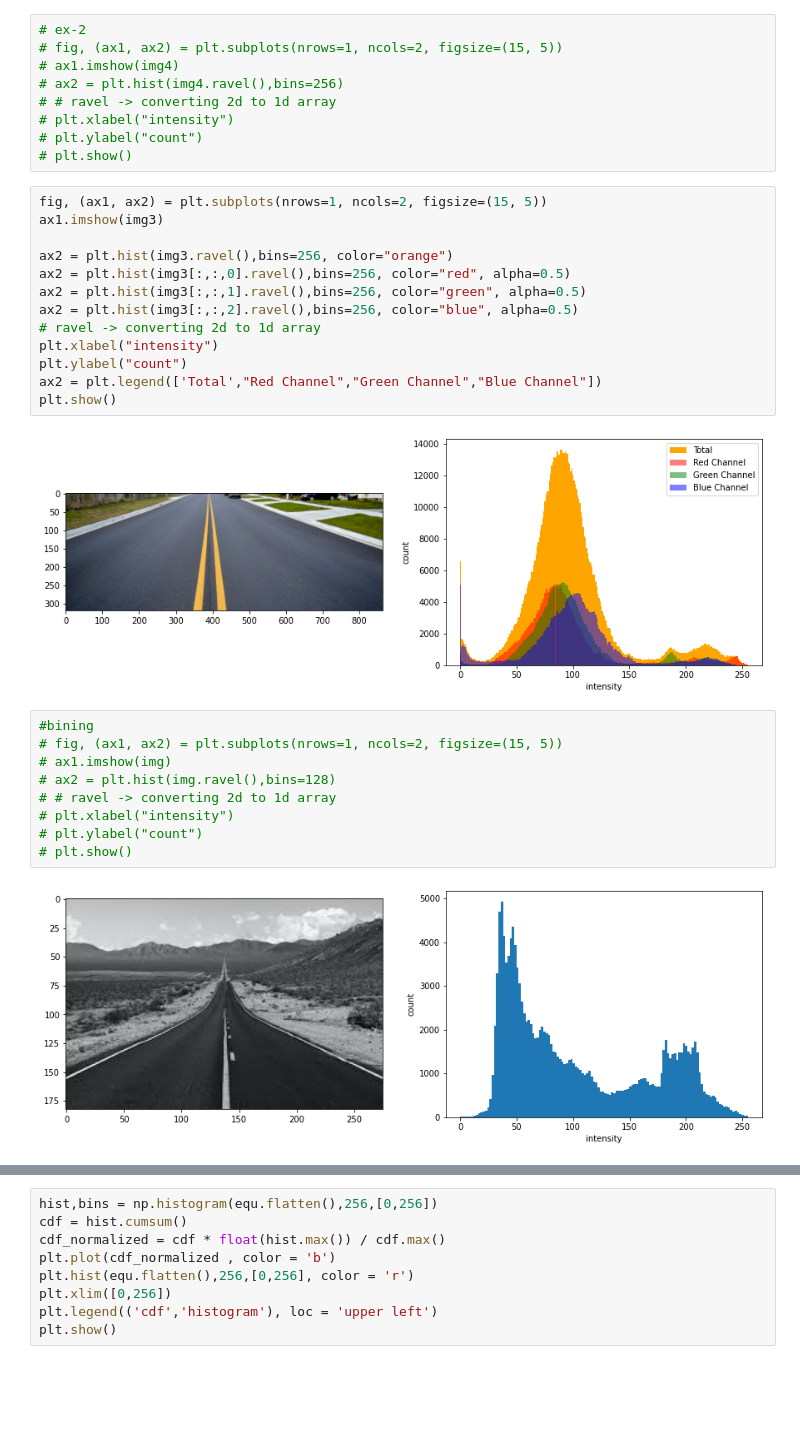
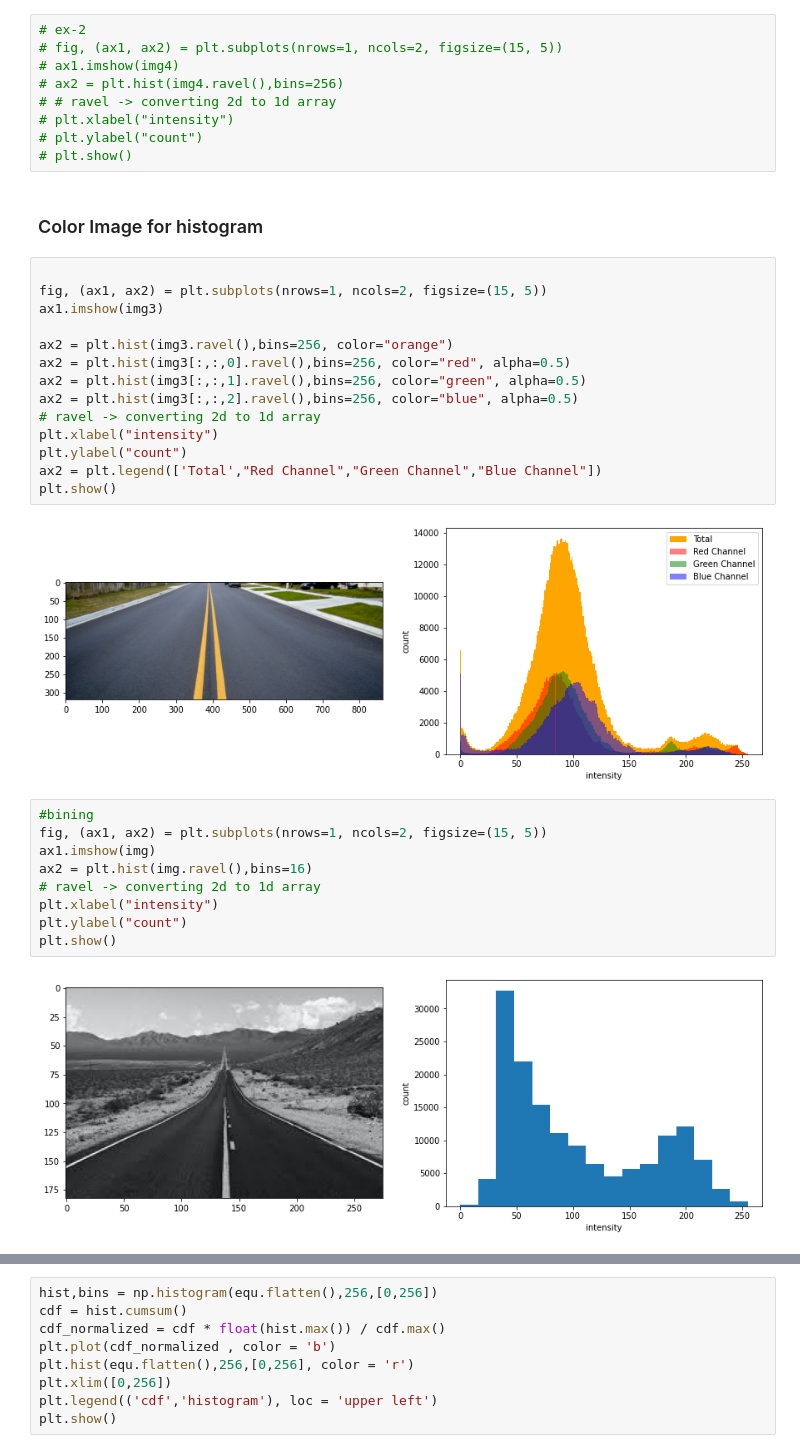
Before and after one commit to nahidnstu12/python-playground, a Jupyter notebook: image processing/assignment-3.ipynb, the cells around one changed output, grey strips where cells are left out. Drawn from its saved outputs; the diff is of its cells as text; blank space fills up the shorter version.

```diff
--- a/image processing/assignment-3.ipynb
+++ b/image processing/assignment-3.ipynb
@@ -37,7 +47,10 @@ plt.show()
 # plt.xlabel("intensity")
 # plt.ylabel("count")
 # plt.show()
+# %% [markdown]
+### Color Image for histogram
 # %%
+
 fig, (ax1, ax2) = plt.subplots(nrows=1, ncols=2, figsize=(15, 5))
 ax1.imshow(img3)
 
@@ -54,12 +67,12 @@ plt.show()
 [figure]
 # %%
 #bining
-# fig, (ax1, ax2) = plt.subplots(nrows=1, ncols=2, figsize=(15, 5))
-# ax1.imshow(img)
-# ax2 = plt.hist(img.ravel(),bins=128)
-# # ravel -> converting 2d to 1d array
-# plt.xlabel("intensity")
-# plt.ylabel("count")
-# plt.show()
+fig, (ax1, ax2) = plt.subplots(nrows=1, ncols=2, figsize=(15, 5))
+ax1.imshow(img)
+ax2 = plt.hist(img.ravel(),bins=16)
+# ravel -> converting 2d to 1d array
+plt.xlabel("intensity")
+plt.ylabel("count")
+plt.show()
 # %% [output]
-[figure, old version]
+[figure, new version]
```
Also changed, not shown: parts of 16 cells of this notebook, 2 other files.
